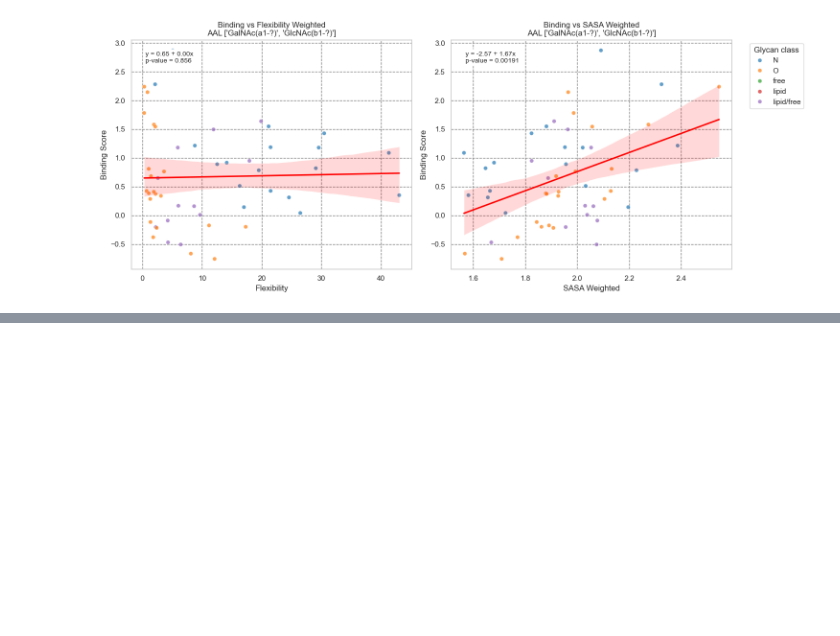
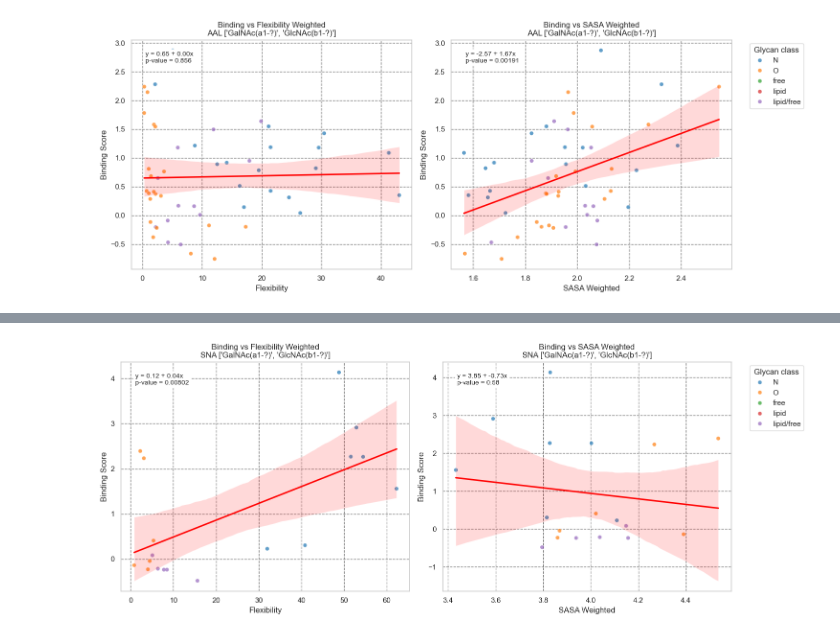
Before and after one commit to BojarLab/G-look-like, a Jupyter notebook: analyses_lab.ipynb, the cells around one changed output, grey strips where cells are left out. Saved outputs shown, nothing was run; the diff lists cells and outputs as text; code cells hidden in the pictures; blank space fills up the shorter version.

```diff
--- a/analyses_lab.ipynb
+++ b/analyses_lab.ipynb
@@ -16,0 +25,7 @@ plt.show()
+# %%
+lectin= "SNA"
+plot_Binding_vs_Flexibility_and_SASA_with_stats(metric_df_[lectin], lectin, properties["motif"])
+
+plt.show()
+# %% [output]
+[figure, added]
```
Also changed, not shown: parts of 2 cells of this notebook.
